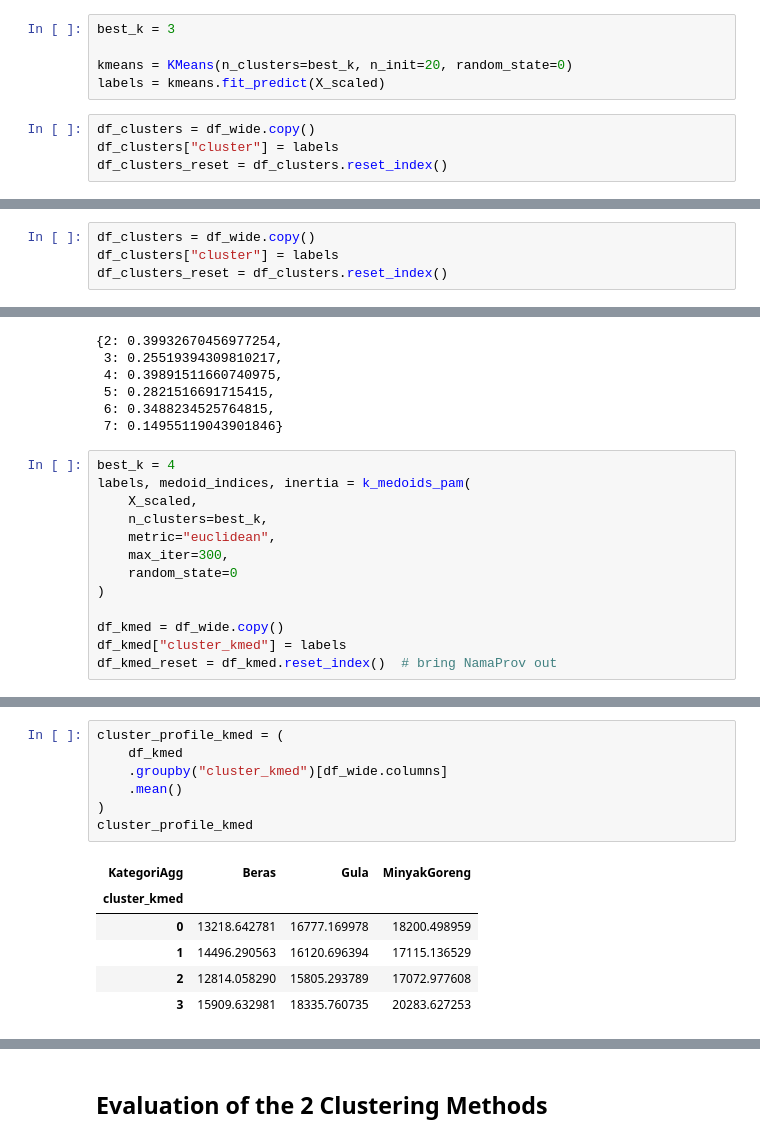
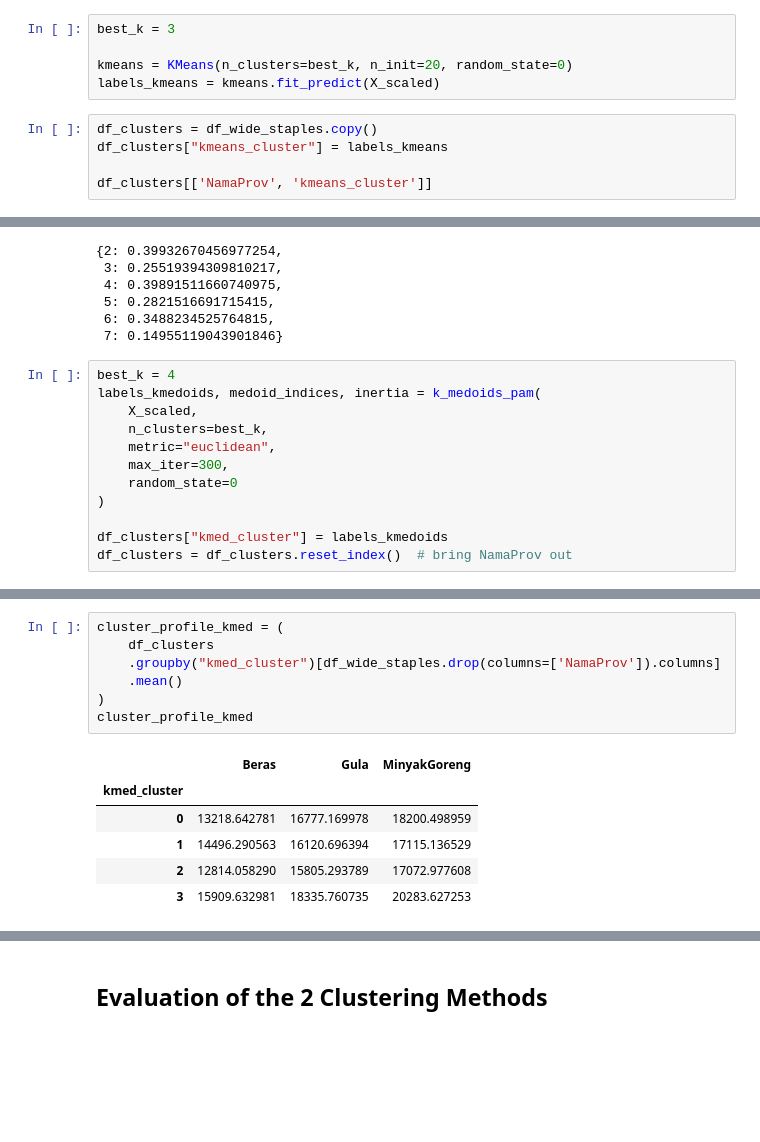
Before and after one commit to ali16180/Clustering-of-Staple-Commodities-in-Indonesia, a Jupyter notebook: G1401231081_Muhammad Hafiz Fazli_Tugas Akhir Individu.ipynb, the cells around one changed output, grey strips where cells are left out. Drawn from its saved outputs; the diff is of its cells as text; blank space fills up the shorter version.

```diff
--- a/G1401231081_Muhammad Hafiz Fazli_Tugas Akhir Individu.ipynb
+++ b/G1401231081_Muhammad Hafiz Fazli_Tugas Akhir Individu.ipynb
@@ -632,8 +587,9 @@ sil_scores
 best_k = 3
 
 kmeans = KMeans(n_clusters=best_k, n_init=20, random_state=0)
-labels = kmeans.fit_predict(X_scaled)
+labels_kmeans = kmeans.fit_predict(X_scaled)
 # %%
-df_clusters = df_wide.copy()
-df_clusters["cluster"] = labels
-df_clusters_reset = df_clusters.reset_index()
+df_clusters = df_wide_staples.copy()
+df_clusters["kmeans_cluster"] = labels_kmeans
+
+df_clusters[['NamaProv', 'kmeans_cluster']]
@@ -651,7 +625,3 @@ cluster_profile
 | 0 | 18182.524093 | 21035.431396 | 21865.976632 |
 | 1 | 13379.110819 | 16231.243079 | 17486.203535 |
 | 2 | 15341.410204 | 17660.843069 | 19888.039909 |
-# %%
-df_clusters = df_wide.copy()
-df_clusters["cluster"] = labels
-df_clusters_reset = df_clusters.reset_index()
@@ -790,7 +739,7 @@ sil_scores
  7: 0.14955119043901846}
 # %%
 best_k = 4
-labels, medoid_indices, inertia = k_medoids_pam(
+labels_kmedoids, medoid_indices, inertia = k_medoids_pam(
     X_scaled,
     n_clusters=best_k,
     metric="euclidean",
@@ -798,9 +747,8 @@ labels, medoid_indices, inertia = k_medoids_pam(
     random_state=0
 )
 
-df_kmed = df_wide.copy()
-df_kmed["cluster_kmed"] = labels
-df_kmed_reset = df_kmed.reset_index()  # bring NamaProv out
+df_clusters["kmed_cluster"] = labels_kmedoids
+df_clusters = df_clusters.reset_index()  # bring NamaProv out
 # %%
 prov_names = df_wide.index.to_list()
 medoid_provinces = [prov_names[i] for i in medoid_indices]
@@ -810,13 +778,13 @@ medoid_provinces
 # %%
 cluster_profile_kmed = (
-    df_kmed
-    .groupby("cluster_kmed")[df_wide.columns]
+    df_clusters
+    .groupby("kmed_cluster")[df_wide_staples.drop(columns=['NamaProv']).columns]
     .mean()
 )
 cluster_profile_kmed
 # %% [output]
-| KategoriAgg | Beras | Gula | MinyakGoreng |
-| cluster_kmed |  |  |  |
+|  | Beras | Gula | MinyakGoreng |
+| kmed_cluster |  |  |  |
 | 0 | 13218.642781 | 16777.169978 | 18200.498959 |
 | 1 | 14496.290563 | 16120.696394 | 17115.136529 |
 | 2 | 12814.058290 | 15805.293789 | 17072.977608 |
```
Also changed, not shown: parts of 31 cells of this notebook, 1 other file.
